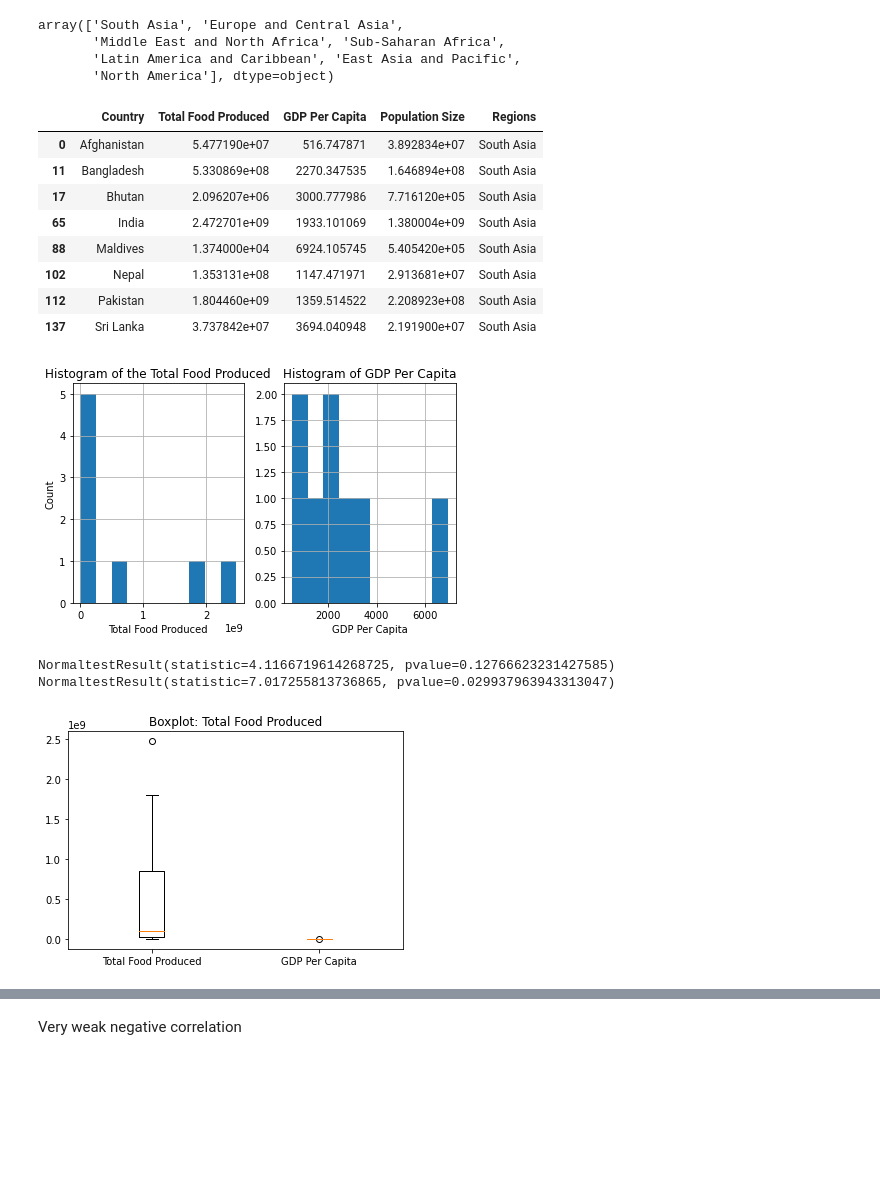
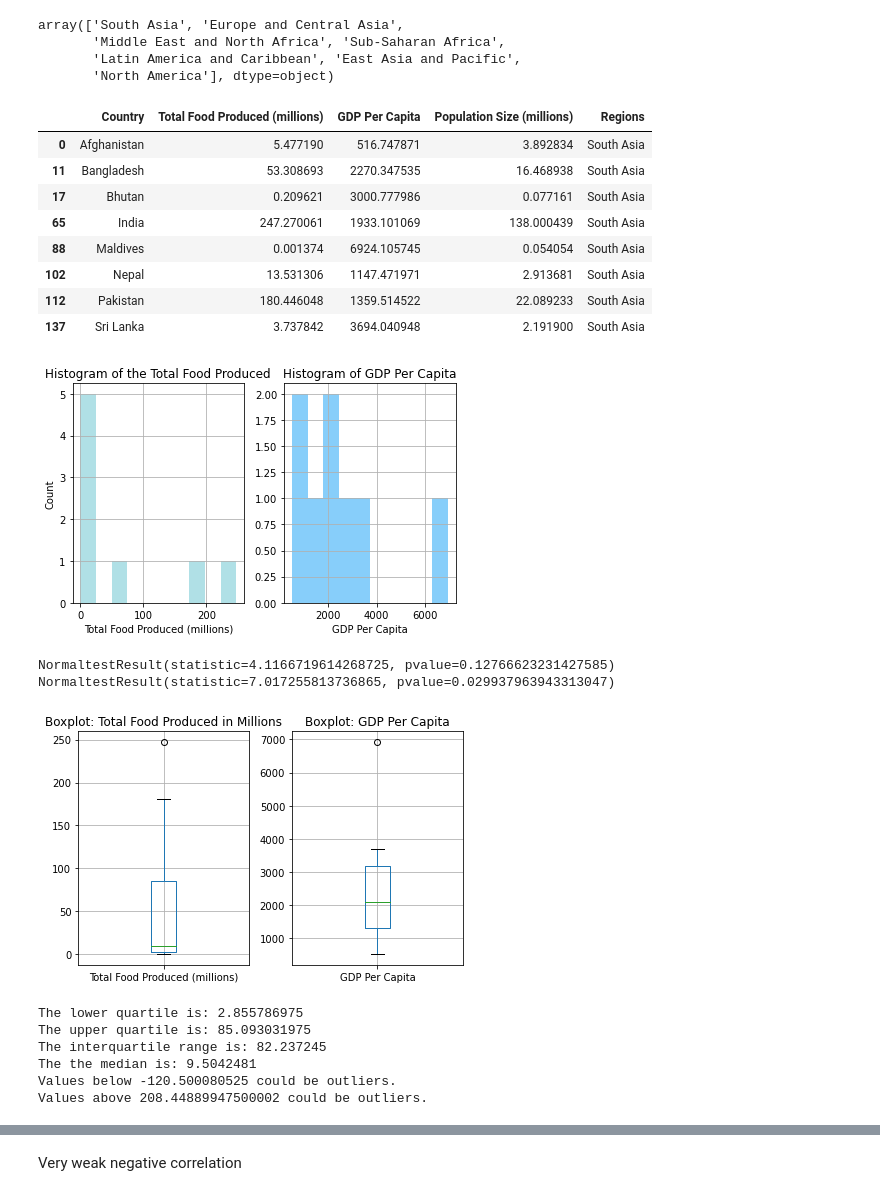
Before and after one commit to jeffbrown961/Project-1, a Jupyter notebook: question_4.ipynb, the cells around one changed output, grey strips where cells are left out. Saved outputs shown, nothing was run; the diff lists cells and outputs as text; code cells hidden in the pictures; blank space fills up the shorter version.

```diff
--- a/question_4.ipynb
+++ b/question_4.ipynb
@@ -10,4 +11,4 @@ import scipy.stats as st
 # %%
-df = pd.read_csv("./Resources/combined.csv")
+df = pd.read_csv("./Resources/merged_data.csv")
 df.head()
 # %% [output]
@@ -92,7 +82,7 @@ no_world = no_missing.loc[no_missing['Country']!= "World",:]
 # %%
 # Group by Country to find the sum of all the food per country
 grp_df = no_world.groupby(["Country"])
-tot_food_grp = grp_df["Value"].sum()
-tot_food_df = pd.DataFrame({"Country": list(tot_food_grp.index), "Total Food Produced": list(tot_food_grp)})
-tot_food_df.sort_values(by="Total Food Produced", ascending=True)
+tot_food_grp = grp_df["Production in Millions"].sum()
+tot_food_df = pd.DataFrame({"Country": list(tot_food_grp.index), "Total Food Produced (millions)": list(tot_food_grp)})
+tot_food_df.sort_values(by="Total Food Produced (millions)", ascending=True)
 # %% [output]
@@ -111,7 +101,7 @@ tot_food_df.sort_values(by="Total Food Produced", ascending=True)
 157 rows × 2 columns
 # %%
 # The GDP Per Capita is calculated per country already. Therefore, we just need to find all it's values per country by taking the max
-gdp_grp = grp_df[["GDP Per Capita", "Population Size"]].max()
-gdp_df = pd.DataFrame({"Country":list(gdp_grp.index), "GDP Per Capita": list(gdp_grp['GDP Per Capita']), "Population Size":list(gdp_grp['Population Size'])})
+gdp_grp = grp_df[["GDP Per Capita", "Population Size in Millions"]].max()
+gdp_df = pd.DataFrame({"Country":list(gdp_grp.index), "GDP Per Capita": list(gdp_grp['GDP Per Capita']), "Population Size (millions)":list(gdp_grp['Population Size in Millions'])})
 gdp_df.sort_values("GDP Per Capita")
 # %% [output]
@@ -364,39 +324,66 @@ array(['South Asia', 'Europe and Central Asia',
 s_asia = gdp_food.loc[gdp_food["Regions"] == "South Asia"]
 s_asia
 # %% [output]
-|  | Country | Total Food Produced | GDP Per Capita | Population Size | Regions |
-| 0 | Afghanistan | 5.477190e+07 | 516.747871 | 3.892834e+07 | South Asia |
-| 11 | Bangladesh | 5.330869e+08 | 2270.347535 | 1.646894e+08 | South Asia |
-| 17 | Bhutan | 2.096207e+06 | 3000.777986 | 7.716120e+05 | South Asia |
-| 65 | India | 2.472701e+09 | 1933.101069 | 1.380004e+09 | South Asia |
-| 88 | Maldives | 1.374000e+04 | 6924.105745 | 5.405420e+05 | South Asia |
-| 102 | Nepal | 1.353131e+08 | 1147.471971 | 2.913681e+07 | South Asia |
-| 112 | Pakistan | 1.804460e+09 | 1359.514522 | 2.208923e+08 | South Asia |
-| 137 | Sri Lanka | 3.737842e+07 | 3694.040948 | 2.191900e+07 | South Asia |
+|  | Country | Total Food Produced (millions) | GDP Per Capita | Population Size (millions) | Regions |
+| 0 | Afghanistan | 5.477190 | 516.747871 | 3.892834 | South Asia |
+| 11 | Bangladesh | 53.308693 | 2270.347535 | 16.468938 | South Asia |
+| 17 | Bhutan | 0.209621 | 3000.777986 | 0.077161 | South Asia |
+| 65 | India | 247.270061 | 1933.101069 | 138.000439 | South Asia |
+| 88 | Maldives | 0.001374 | 6924.105745 | 0.054054 | South Asia |
+| 102 | Nepal | 13.531306 | 1147.471971 | 2.913681 | South Asia |
+| 112 | Pakistan | 180.446048 | 1359.514522 | 22.089233 | South Asia |
+| 137 | Sri Lanka | 3.737842 | 3694.040948 | 2.191900 | South Asia |
 # %%
 # Histogram
 fig, ax = plt.subplots(1, 2)
-s_asia.hist('Total Food Produced', ax=ax[0])
-s_asia.hist("GDP Per Capita", ax=ax[1])
+s_asia.hist('Total Food Produced (millions)', ax=ax[0], color="powderblue")
+s_asia.hist("GDP Per Capita", ax=ax[1], color="lightskyblue")
 ax[0].set_title("Histogram of the Total Food Produced", wrap=True)
 ax[1].set_title("Histogram of GDP Per Capita", wrap=True)
-ax[0].set_xlabel("Total Food Produced")
+ax[0].set_xlabel("Total Food Produced (millions)")
 ax[1].set_xlabel("GDP Per Capita")
 ax[0].set_ylabel("Count")
 fig.tight_layout()
-plt.savefig("./Question4-Images/histogram_south_asia.png")
+plt.savefig("./Graphs/Question4-Images/histogram_south_asia.png")
 plt.show()
-print(st.normaltest(s_asia["Total Food Produced"]))
+print(st.normaltest(s_asia["Total Food Produced (millions)"]))
 print(st.normaltest(s_asia["GDP Per Capita"]))
 # %% [output]
-[figure, old version]
+[figure, new version]
 NormaltestResult(statistic=4.1166719614268725, pvalue=0.12766623231427585)
 NormaltestResult(statistic=7.017255813736865, pvalue=0.029937963943313047)
 # %%
-fig1, ax1 = plt.subplots()
-ax1.set_title("Boxplot: Total Food Produced")
-ax1.boxplot(s_asia[["Total Food Produced", "GDP Per Capita"]])
-ax1.set_xticklabels(["Total Food Produced", "GDP Per Capita"])
+fig1, ax1 = plt.subplots(1, 2)
+ax1[0].set_title("Boxplot: Total Food Produced in Millions")
+ax1[1].set_title("Boxplot: GDP Per Capita")
+
+s_asia.boxplot('Total Food Produced (millions)', ax=ax1[0])
+s_asia.boxplot('GDP Per Capita', ax=ax1[1])
+fig1.tight_layout()
+ax1[0].set_xticklabels(["Total Food Produced (millions)"])
+ax1[1].set_xticklabels(["GDP Per Capita"])
 plt.show()
 # %% [output]
-[figure, old version]
+[figure, new version]
+# %%
+quartiles = s_asia["Total Food Produced (millions)"].quantile([.25,.5,.75])
+lowerq = quartiles[0.25]
+upperq = quartiles[0.75]
+iqr = upperq-lowerq
+
+print(f"The lower quartile is: {lowerq}")
+print(f"The upper quartile is: {upperq}")
+print(f"The interquartile range is: {iqr}")
+print(f"The the median is: {quartiles[0.5]} ")
+
+lower_bound = lowerq - (1.5*iqr)
+upper_bound = upperq + (1.5*iqr)
+print(f"Values below {lower_bound} could be outliers.")
+print(f"Values above {upper_bound} could be outliers.")
+# %% [output]
+The lower quartile is: 2.855786975
+The upper quartile is: 85.093031975
+The interquartile range is: 82.237245
+The the median is: 9.5042481
+Values below -120.500080525 could be outliers.
+Values above 208.44889947500002 could be outliers.
```
Also changed, not shown: parts of 60 cells of this notebook, 7 other files.
